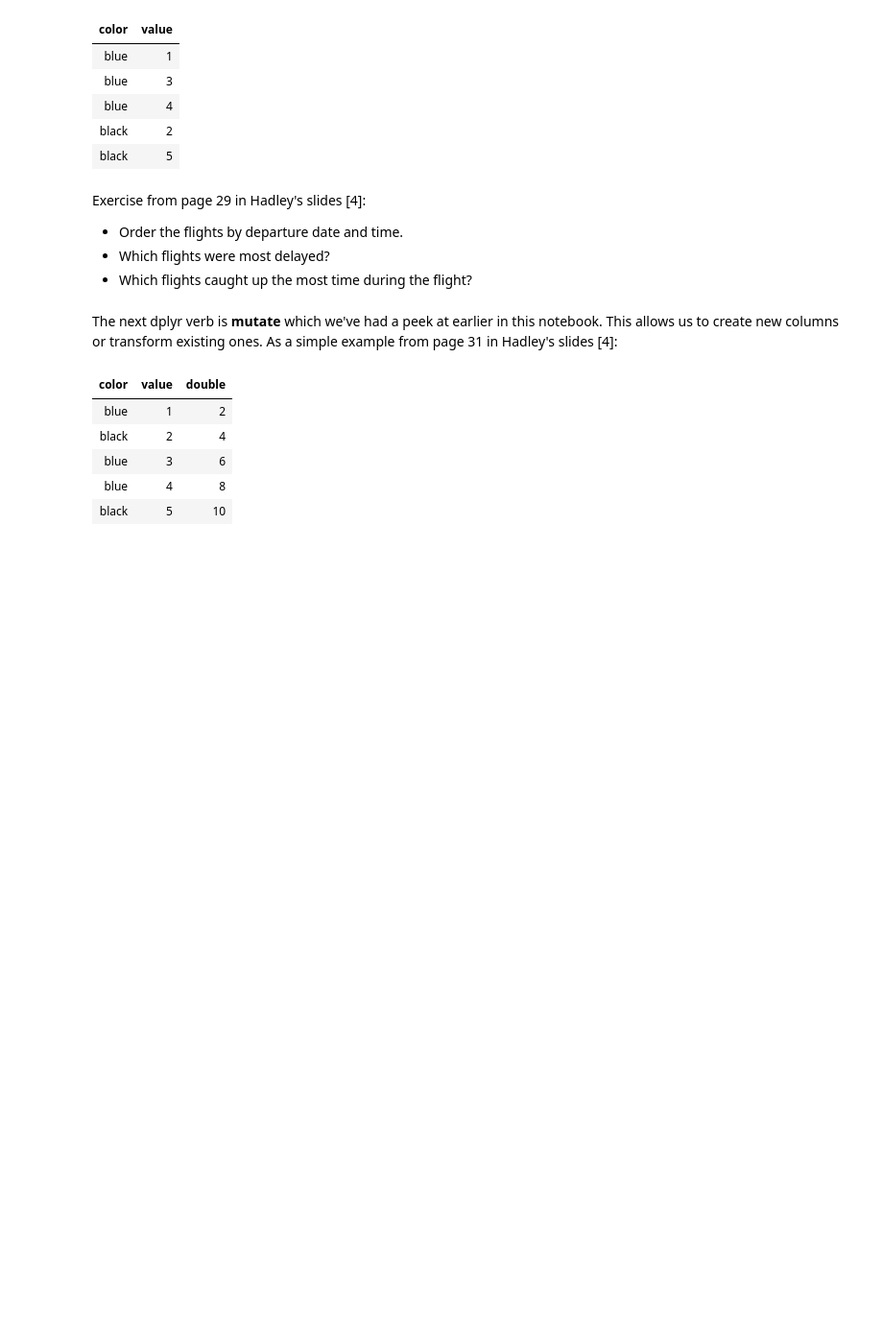
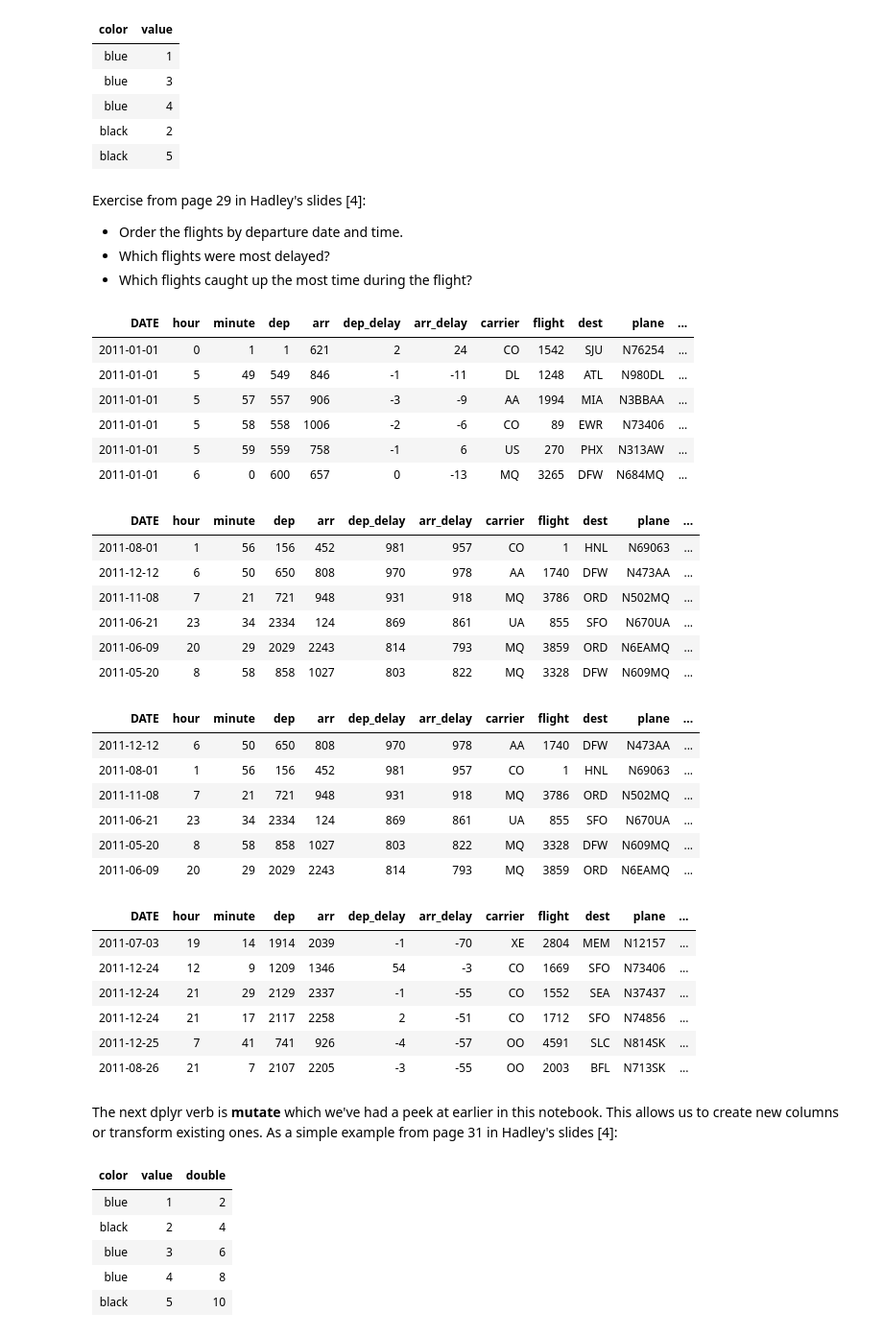
Before and after one commit to focods/WonderfulML, a Jupyter notebook: docs/notebooks/session06_r_data_wrangeling.ipynb, the cells around one changed output. Shown at 96% size. Saved outputs shown, nothing was run; the diff lists cells and outputs as text; code cells hidden in the pictures; blank space fills up the shorter version.

```diff
--- a/docs/notebooks/session06_r_data_wrangeling.ipynb
+++ b/docs/notebooks/session06_r_data_wrangeling.ipynb
@@ -153,10 +243,44 @@ Exercise from page 29 in Hadley's slides [4]:
 + Which flights were most delayed?
 + Which flights caught up the most time during the flight?
 # %%
-r1 <- arrange(flights, date, hour, minute)
+r1 <- arrange(flights, DATE, hour, minute)
 r2 <- arrange(flights, desc(dep_delay))
 r3 <- arrange(flights, desc(arr_delay))
 r4 <- arrange(flights, desc(dep_delay - arr_delay))
+
+head(r1)
+head(r2)
+head(r3)
+head(r4)
+# %% [output]
+| DATE | hour | minute | dep | arr | dep_delay | arr_delay | carrier | flight | dest | plane | ... |
+| 2011-01-01 | 0 | 1 | 1 | 621 | 2 | 24 | CO | 1542 | SJU | N76254 | ... |
+| 2011-01-01 | 5 | 49 | 549 | 846 | -1 | -11 | DL | 1248 | ATL | N980DL | ... |
+| 2011-01-01 | 5 | 57 | 557 | 906 | -3 | -9 | AA | 1994 | MIA | N3BBAA | ... |
+| 2011-01-01 | 5 | 58 | 558 | 1006 | -2 | -6 | CO | 89 | EWR | N73406 | ... |
+| 2011-01-01 | 5 | 59 | 559 | 758 | -1 | 6 | US | 270 | PHX | N313AW | ... |
+| 2011-01-01 | 6 | 0 | 600 | 657 | 0 | -13 | MQ | 3265 | DFW | N684MQ | ... |
+| DATE | hour | minute | dep | arr | dep_delay | arr_delay | carrier | flight | dest | plane | ... |
+| 2011-08-01 | 1 | 56 | 156 | 452 | 981 | 957 | CO | 1 | HNL | N69063 | ... |
+| 2011-12-12 | 6 | 50 | 650 | 808 | 970 | 978 | AA | 1740 | DFW | N473AA | ... |
+| 2011-11-08 | 7 | 21 | 721 | 948 | 931 | 918 | MQ | 3786 | ORD | N502MQ | ... |
+| 2011-06-21 | 23 | 34 | 2334 | 124 | 869 | 861 | UA | 855 | SFO | N670UA | ... |
+| 2011-06-09 | 20 | 29 | 2029 | 2243 | 814 | 793 | MQ | 3859 | ORD | N6EAMQ | ... |
+| 2011-05-20 | 8 | 58 | 858 | 1027 | 803 | 822 | MQ | 3328 | DFW | N609MQ | ... |
+| DATE | hour | minute | dep | arr | dep_delay | arr_delay | carrier | flight | dest | plane | ... |
+| 2011-12-12 | 6 | 50 | 650 | 808 | 970 | 978 | AA | 1740 | DFW | N473AA | ... |
+| 2011-08-01 | 1 | 56 | 156 | 452 | 981 | 957 | CO | 1 | HNL | N69063 | ... |
+| 2011-11-08 | 7 | 21 | 721 | 948 | 931 | 918 | MQ | 3786 | ORD | N502MQ | ... |
+| 2011-06-21 | 23 | 34 | 2334 | 124 | 869 | 861 | UA | 855 | SFO | N670UA | ... |
+| 2011-05-20 | 8 | 58 | 858 | 1027 | 803 | 822 | MQ | 3328 | DFW | N609MQ | ... |
+| 2011-06-09 | 20 | 29 | 2029 | 2243 | 814 | 793 | MQ | 3859 | ORD | N6EAMQ | ... |
+| DATE | hour | minute | dep | arr | dep_delay | arr_delay | carrier | flight | dest | plane | ... |
+| 2011-07-03 | 19 | 14 | 1914 | 2039 | -1 | -70 | XE | 2804 | MEM | N12157 | ... |
+| 2011-12-24 | 12 | 9 | 1209 | 1346 | 54 | -3 | CO | 1669 | SFO | N73406 | ... |
+| 2011-12-24 | 21 | 29 | 2129 | 2337 | -1 | -55 | CO | 1552 | SEA | N37437 | ... |
+| 2011-12-24 | 21 | 17 | 2117 | 2258 | 2 | -51 | CO | 1712 | SFO | N74856 | ... |
+| 2011-12-25 | 7 | 41 | 741 | 926 | -4 | -57 | OO | 4591 | SLC | N814SK | ... |
+| 2011-08-26 | 21 | 7 | 2107 | 2205 | -3 | -55 | OO | 2003 | BFL | N713SK | ... |
 # %% [markdown]
 The next dplyr verb is **mutate** which we've had a peek at earlier in this notebook.  This allows us to create new columns or transform existing ones.  As a simple example from page 31 in Hadley's slides [4]:
 # %%
```
Also changed, not shown: parts of 12 cells of this notebook.
